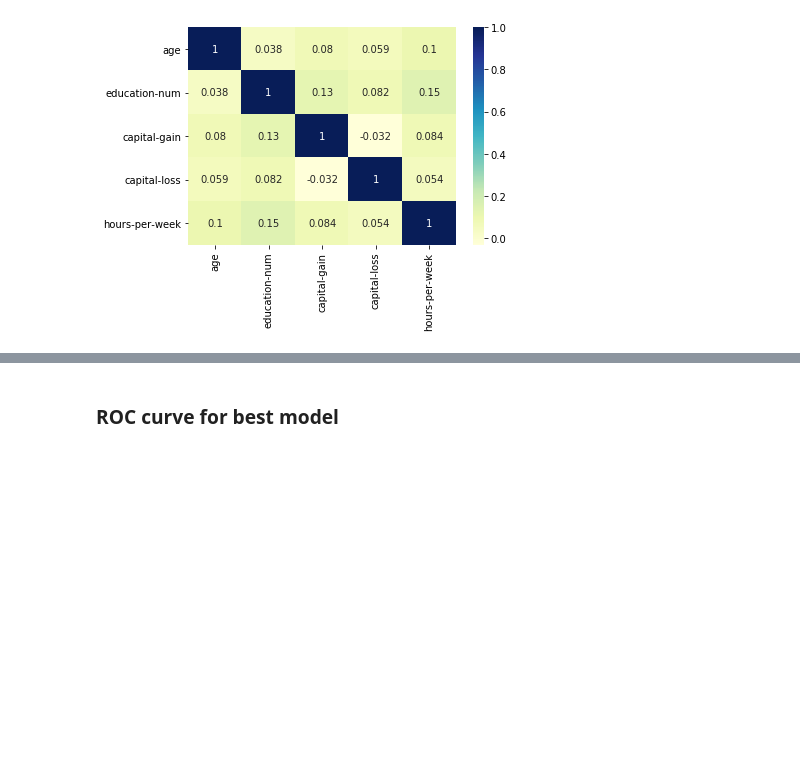
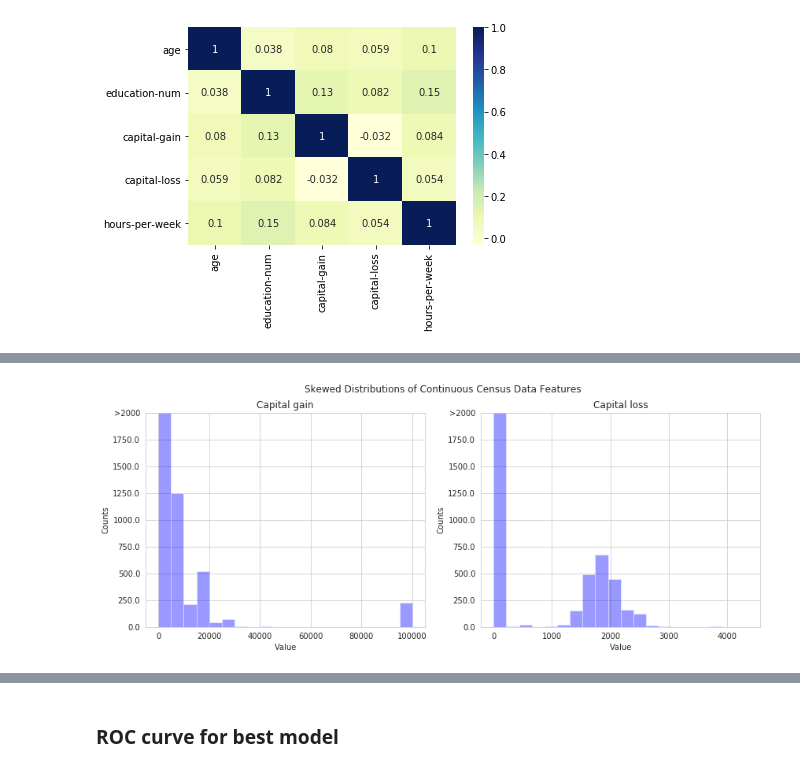
Before and after one commit to bvcmartins/dsndProject1, a Jupyter notebook: finding_donors.ipynb, the cells around one changed output, grey strips where cells are left out. Saved outputs shown, nothing was run; the diff lists cells and outputs as text; code cells hidden in the pictures; blank space fills up the shorter version.

```diff
--- a/finding_donors.ipynb
+++ b/finding_donors.ipynb
@@ -274,0 +172,34 @@ We also coded a function to automate model training and performance assessment.
+# %%
+# Visualization of skewed distributions
+with sns.axes_style('whitegrid',{'axes.facecolor':'white'}):
+    f, (ax1,ax2) = plt.subplots(1,2, figsize=(14, 5))
+    ax1.set_ylim([0,2000])
+    ax1.set_xlabel('Value')
+    ax1.set_ylabel('Counts')
+    plt.suptitle('Skewed Distributions of Continuous Census Data Features')
+    sns.distplot(data['capital-gain'],
+                 bins=20,
+                 kde=False,
+                 color='blue',
+                 ax=ax1,
+                 axlabel='Value').set_title('Capital gain')
+
+    labels=ax1.get_yticks().tolist()
+    labels[-1]='>2000'
+    ax1.set_yticklabels(labels)
+
+    ax2.set_ylim([0,2000])
+    ax2.set_xlabel('Value')
+    ax2.set_ylabel('Counts')
+    sns.distplot(data['capital-loss'],
+                 bins=20,
+                 kde=False,
+                 color='blue',
+                 ax=ax2,
+                 axlabel='Value').set_title('Capital loss')
+
+    labels=ax2.get_yticks().tolist()
+    labels[-1]='>2000'
+    ax2.set_yticklabels(labels)
+# %% [output]
+[figure, added]
```
Also changed, not shown: parts of 219 cells of this notebook.
